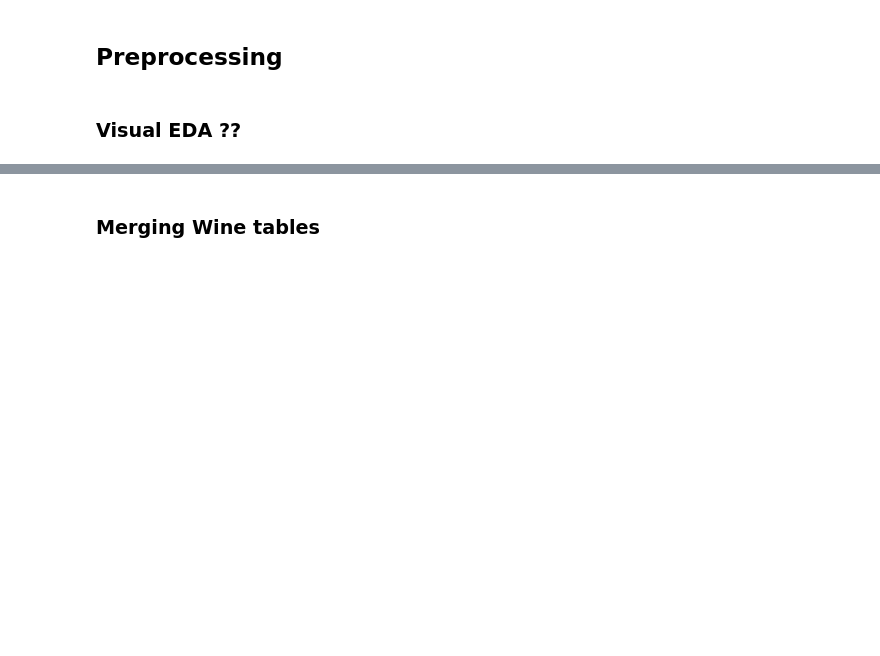
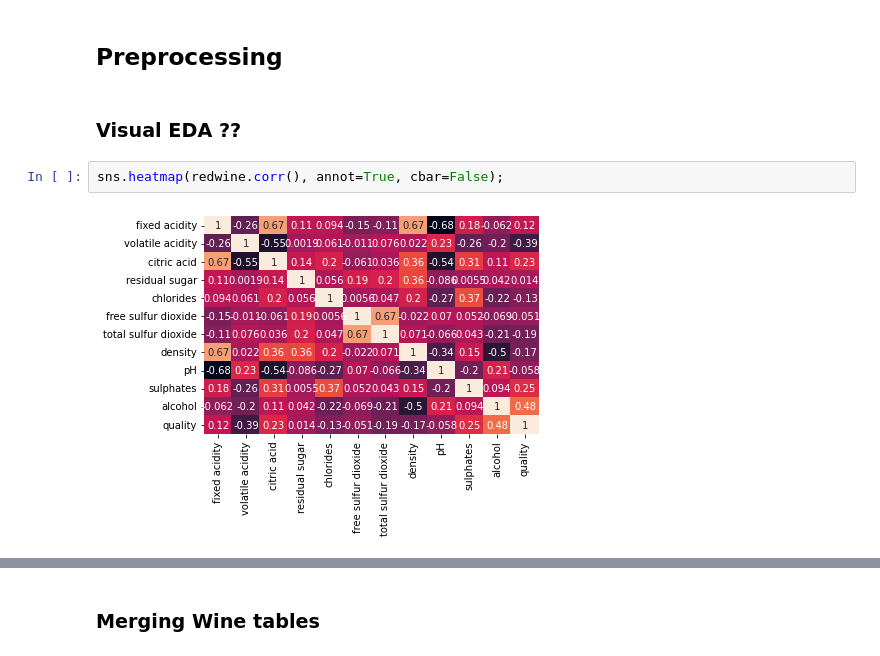
Before and after one commit to tripsysi/Wine_Classifier, a Jupyter notebook: DATA7703_Project_Wine_Classifier.ipynb, the cells around one changed output, grey strips where cells are left out. Saved outputs shown, nothing was run; the diff lists cells and outputs as text; blank space fills up the shorter version.

```diff
--- a/DATA7703_Project_Wine_Classifier.ipynb
+++ b/DATA7703_Project_Wine_Classifier.ipynb
@@ -32,3 +33,7 @@ print(whitewine.shape)
 ## Preprocessing
 # %% [markdown]
 ### Visual EDA ??
+# %%
+sns.heatmap(redwine.corr(), annot=True, cbar=False);
+# %% [output]
+[figure, added]
```
Also changed, not shown: parts of 10 cells of this notebook.
